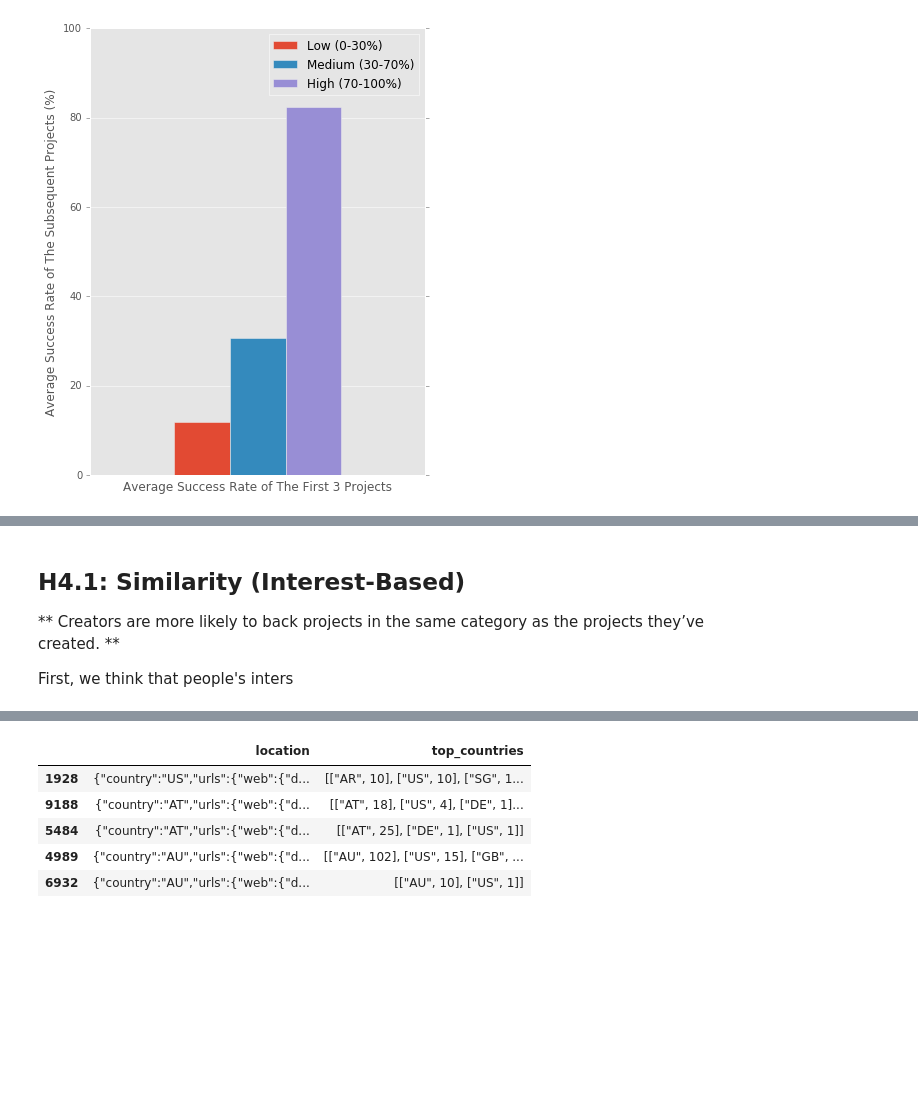
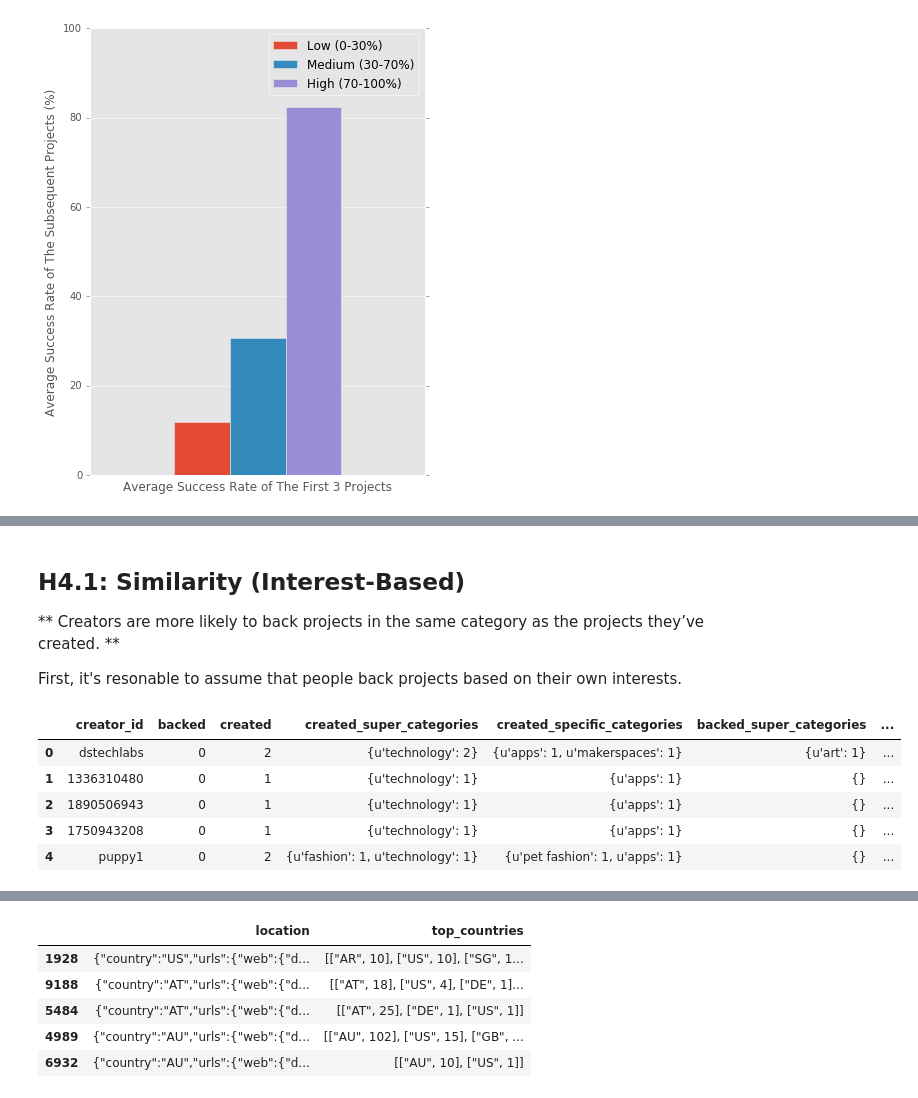
Before and after one commit to acsalu/IntroCM-Kickstar, a Jupyter notebook: Report.ipynb, the cells around one changed output, grey strips where cells are left out. Drawn from its saved outputs; the diff is of its cells as text; code cells hidden in the pictures; blank space fills up the shorter version.

```diff
--- a/Report.ipynb
+++ b/Report.ipynb
@@ -183,4 +196,15 @@ Past research in social psychology has shown that people are more willing to hel
 ## H4.1: Similarity (Interest-Based)
 ** Creators are more likely to back projects in the same category as the projects they’ve created. **
 
-First, we think that people's inters
+First, it's resonable to assume that people back projects based on their own interests.
+# %%
+df = pd.read_csv('data/Kickstarter_Tech_Similarity.csv', encoding='utf-8', index_col=0)
+gb_id = df.groupby('creator_id')
+all_ids = df.creator_id.unique()
+# %%
+df_created_cats = pd.read_csv('data/created_cats.csv', encoding='utf-8', index_col=0)
+created_cats_gb_id = df_created_cats.groupby('creator_id')
+created_cats_counters = \
+    dict(map(lambda i: (i, Counter(created_cats_gb_id.get_group(i).super_category)), all_ids))
+backed_cats_counters = \
+    dict(map(lambda i: (i, gb_id.get_group(i).backed_super_categories.values[0]), all_ids))
@@ -186,0 +214,22 @@ First, we think that people's inters
+# %%
+df_tech_creators['backed'] = df_tech_creators.creator_id \
+    .map(lambda id_: gb_id.get_group(id_).backed.values[0])
+df_tech_creators['created'] = df_tech_creators.creator_id \
+    .map(lambda id_: gb_id.get_group(id_).created.values[0])
+df_tech_creators['created_super_categories'] = df_tech_creators.creator_id \
+    .map(lambda id_: Counter(created_cats_gb_id.get_group(id_).super_category))
+df_tech_creators['created_specific_categories'] = df_tech_creators.creator_id \
+    .map(lambda id_: Counter(created_cats_gb_id.get_group(id_).specific_cateogry))
+df_tech_creators['backed_super_categories'] = df_tech_creators.creator_id \
+    .map(lambda id_: gb_id.get_group(id_).backed_super_categories.values[0])
+df_tech_creators['backed_specific_categories'] = df_tech_creators.creator_id \
+    .map(lambda id_: gb_id.get_group(id_).backed_specific_categories.values[0])
+# %%
+df_tech_creators.head()
+# %% [output]
+|  | creator_id | backed | created | created_super_categories | created_specific_categories | backed_super_categories | ... |
+| 0 | dstechlabs | 0 | 2 | {u'technology': 2} | {u'apps': 1, u'makerspaces': 1} | {u'art': 1} | ... |
+| 1 | 1336310480 | 0 | 1 | {u'technology': 1} | {u'apps': 1} | {} | ... |
+| 2 | 1890506943 | 0 | 1 | {u'technology': 1} | {u'apps': 1} | {} | ... |
+| 3 | 1750943208 | 0 | 1 | {u'technology': 1} | {u'apps': 1} | {} | ... |
+| 4 | puppy1 | 0 | 2 | {u'fashion': 1, u'technology': 1} | {u'pet fashion': 1, u'apps': 1} | {} | ... |
```
Also changed, not shown: parts of 22 cells of this notebook.
